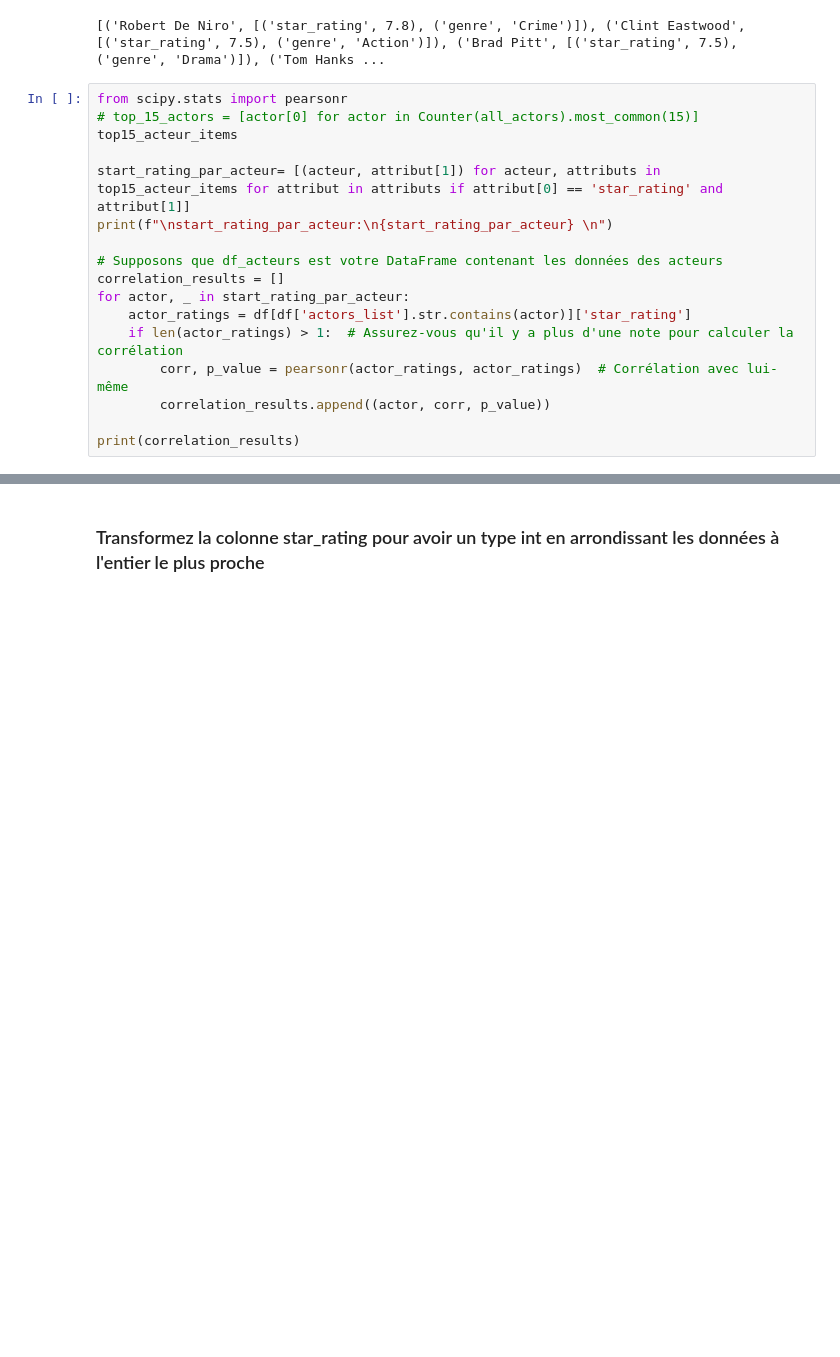
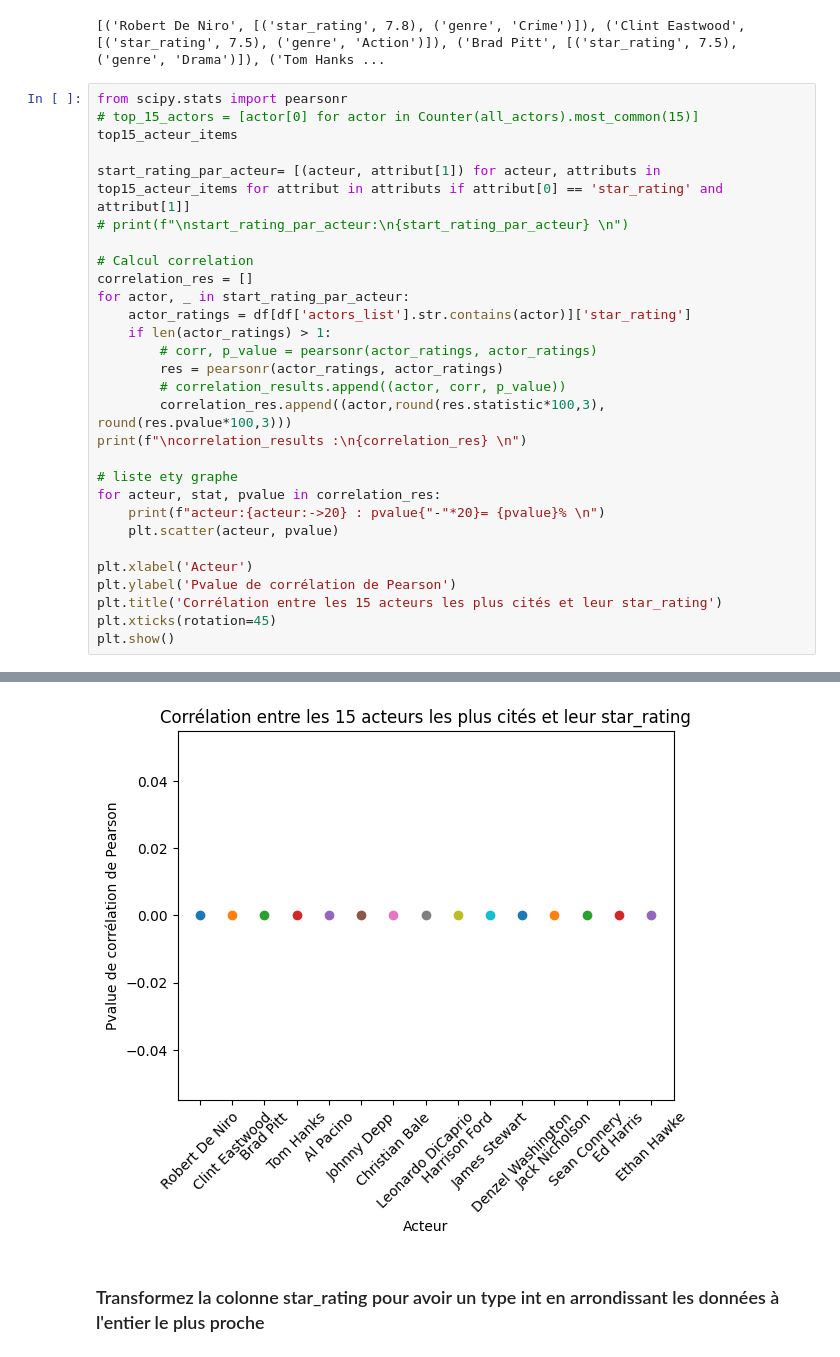
Before and after one commit to bigmoletos/WildCodeSchool_formation_IA_nov2023, a Jupyter notebook: Check_point/checkpoint2/FD_Checkpoint_2.ipynb, the cells around one changed output, grey strips where cells are left out. Drawn from its saved outputs; the diff is of its cells as text; blank space fills up the shorter version.

Commit message:
graph stat 15 acteurs

```diff
--- a/Check_point/checkpoint2/FD_Checkpoint_2.ipynb
+++ b/Check_point/checkpoint2/FD_Checkpoint_2.ipynb
@@ -328,15 +328,27 @@ from scipy.stats import pearsonr
 top15_acteur_items
 
 start_rating_par_acteur= [(acteur, attribut[1]) for acteur, attributs in top15_acteur_items for attribut in attributs if attribut[0] == 'star_rating' and attribut[1]]
-print(f"\nstart_rating_par_acteur:\n{start_rating_par_acteur} \n")
+# print(f"\nstart_rating_par_acteur:\n{start_rating_par_acteur} \n")
 
-# Supposons que df_acteurs est votre DataFrame contenant les données des acteurs
-correlation_results = []
+# Calcul correlation
+correlation_res = []
 for actor, _ in start_rating_par_acteur:
     actor_ratings = df[df['actors_list'].str.contains(actor)]['star_rating']
-    if len(actor_ratings) > 1:  # Assurez-vous qu'il y a plus d'une note pour calculer la corrélation
-        corr, p_value = pearsonr(actor_ratings, actor_ratings)  # Corrélation avec lui-même
-        correlation_results.append((actor, corr, p_value))
+    if len(actor_ratings) > 1:
+        # corr, p_value = pearsonr(actor_ratings, actor_ratings)
+        res = pearsonr(actor_ratings, actor_ratings)
+        # correlation_results.append((actor, corr, p_value))
+        correlation_res.append((actor,round(res.statistic*100,3), round(res.pvalue*100,3)))
+print(f"\ncorrelation_results :\n{correlation_res} \n")
 
-print(correlation_results)
+# liste ety graphe
+for acteur, stat, pvalue in correlation_res:
+    print(f"acteur:{acteur:->20} : pvalue{"-"*20}= {pvalue}% \n")
+    plt.scatter(acteur, pvalue)
+
+plt.xlabel('Acteur')
+plt.ylabel('Pvalue de corrélation de Pearson')
+plt.title('Corrélation entre les 15 acteurs les plus cités et leur star_rating')
+plt.xticks(rotation=45)
+plt.show()
 # %% [output]
@@ -347,3 +372,4 @@ start_rating_par_acteur:
+[figure, added]
 # %% [markdown]
 ### Transformez la colonne star_rating pour avoir un type int en arrondissant les données à l'entier le plus proche
 # %%
```
Also changed, not shown: parts of 4 cells of this notebook.
